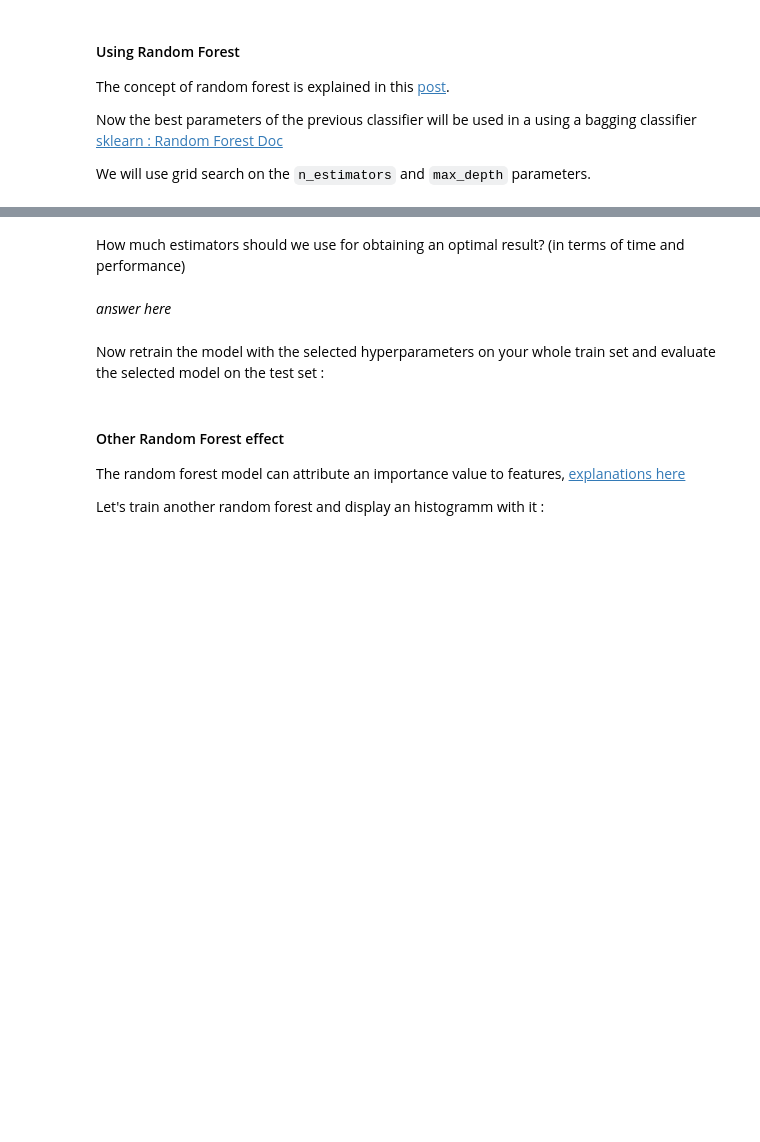
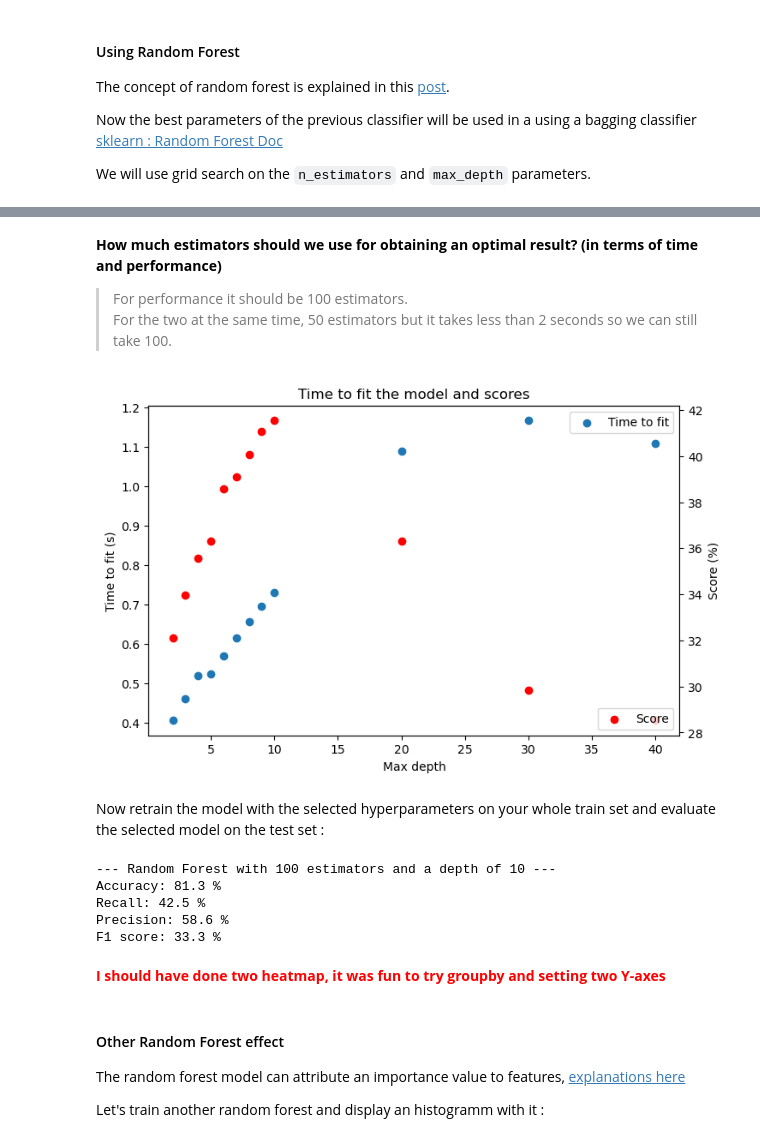
Before and after one commit to ThibaultLaunois/CampNum-12_ML2_Classification_and_Clustering, a Jupyter notebook: ML2.2_ensemble_methods_intro/notebooks/EnsembleLearning_v2.ipynb, the cells around one changed output, grey strips where cells are left out. Saved outputs shown, nothing was run; the diff lists cells and outputs as text; code cells hidden in the pictures; blank space fills up the shorter version.

```diff
--- a/ML2.2_ensemble_methods_intro/notebooks/EnsembleLearning_v2.ipynb
+++ b/ML2.2_ensemble_methods_intro/notebooks/EnsembleLearning_v2.ipynb
@@ -489,6 +587,32 @@ We will use grid search on the `n_estimators` and `max_depth` parameters.
 # %% [markdown]
-How much estimators should we use for obtaining an optimal result? (in terms of time and performance)
+**How much estimators should we use for obtaining an optimal result? (in terms of time and performance)**
+> For performance it should be 100 estimators.\
+> For the two at the same time, 50 estimators but it takes less than 2 seconds so we can still take 100.
-# %% [markdown]
-*answer here*
+# %%
+fig,ax1=plt.subplots()
+ax1.scatter(
+    results['param_model__max_depth'].unique(),
+    results[['mean_fit_time','param_model__max_depth']].groupby(['param_model__max_depth']).mean()['mean_fit_time'],
+    label='Time to fit'
+)
+ax1.set_ylabel("Time to fit (s)")
+
+ax2=ax1.twinx()
+ax2.scatter(
+    results['param_model__max_depth'].unique(),
+    results[['mean_test_score','param_model__max_depth']].groupby(['param_model__max_depth']).mean()['mean_test_score']*100,
+    label='Score',
+    c='r'
+)
+ax2.set_ylabel("Score (%)")
+rcParams['figure.figsize'] = 8,5
+
+ax1.set_title("Time to fit the model and scores")
+ax1.set_xlabel("Max depth")
+ax2.legend(loc="lower right")
+ax1.legend()
+plt.show()
+# %% [output]
+[figure, added]
 # %% [markdown]
 Now retrain the model with the selected hyperparameters on your whole train set and evaluate the selected model on the test set :
@@ -497,3 +619,17 @@ Now retrain the model with the selected hyperparameters on your whole train set
+# %%
+# Test metrics
+y_test_pred=grid_search.best_estimator_.predict(X_test)
+max_depth=grid_search.best_params_['model__max_depth']
+n_estimators=grid_search.best_params_['model__n_estimators']
+print_scores(f"Random Forest with {n_estimators} estimators and a depth of {max_depth}", y_test, y_test_pred, pos_label=1)
+# %% [output]
+--- Random Forest with 100 estimators and a depth of 10 ---
+Accuracy: 81.3 %
+Recall: 42.5 %
+Precision: 58.6 %
+F1 score: 33.3 %
+# %% [markdown]
+<span style="color:red">**I should have done two heatmap, it was fun to try groupby and setting two Y-axes**
 # %% [markdown]
 #### Other Random Forest effect
 
```
Also changed, not shown: parts of 18 cells of this notebook.
